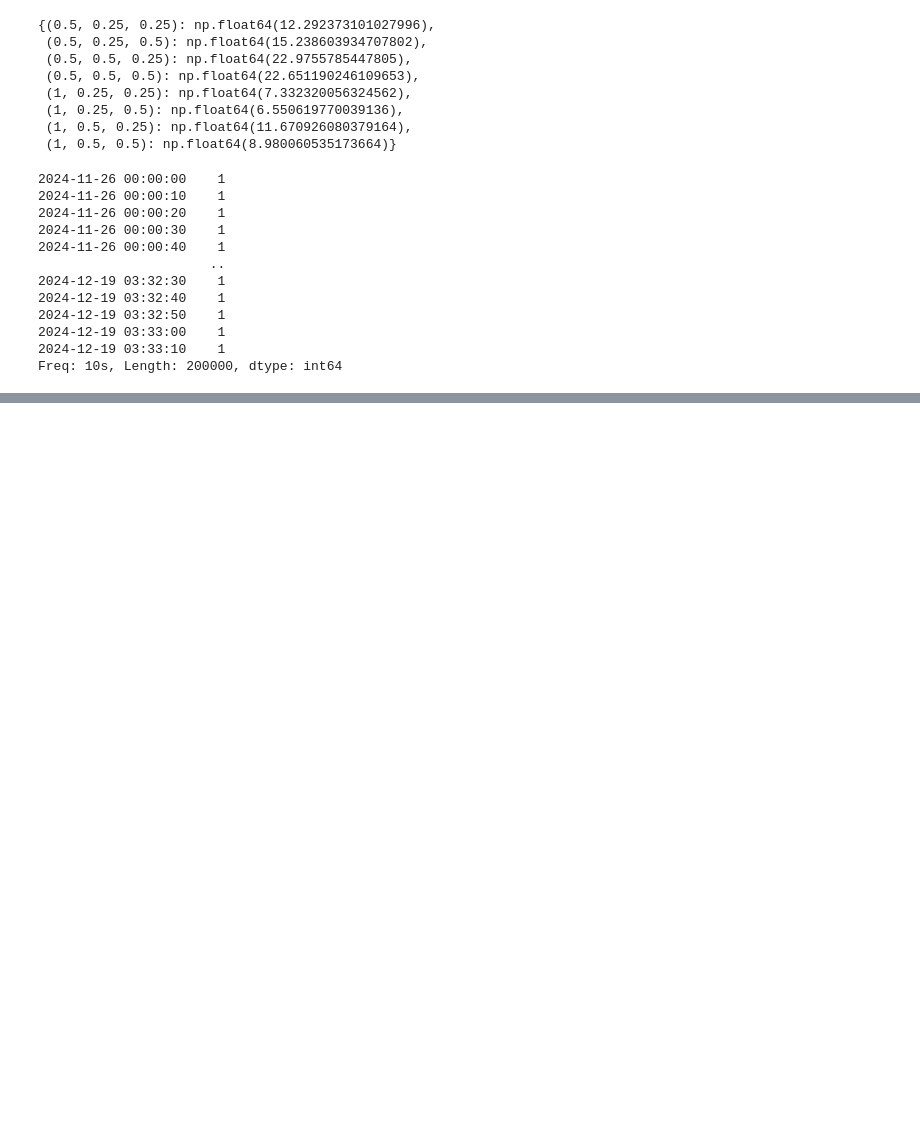
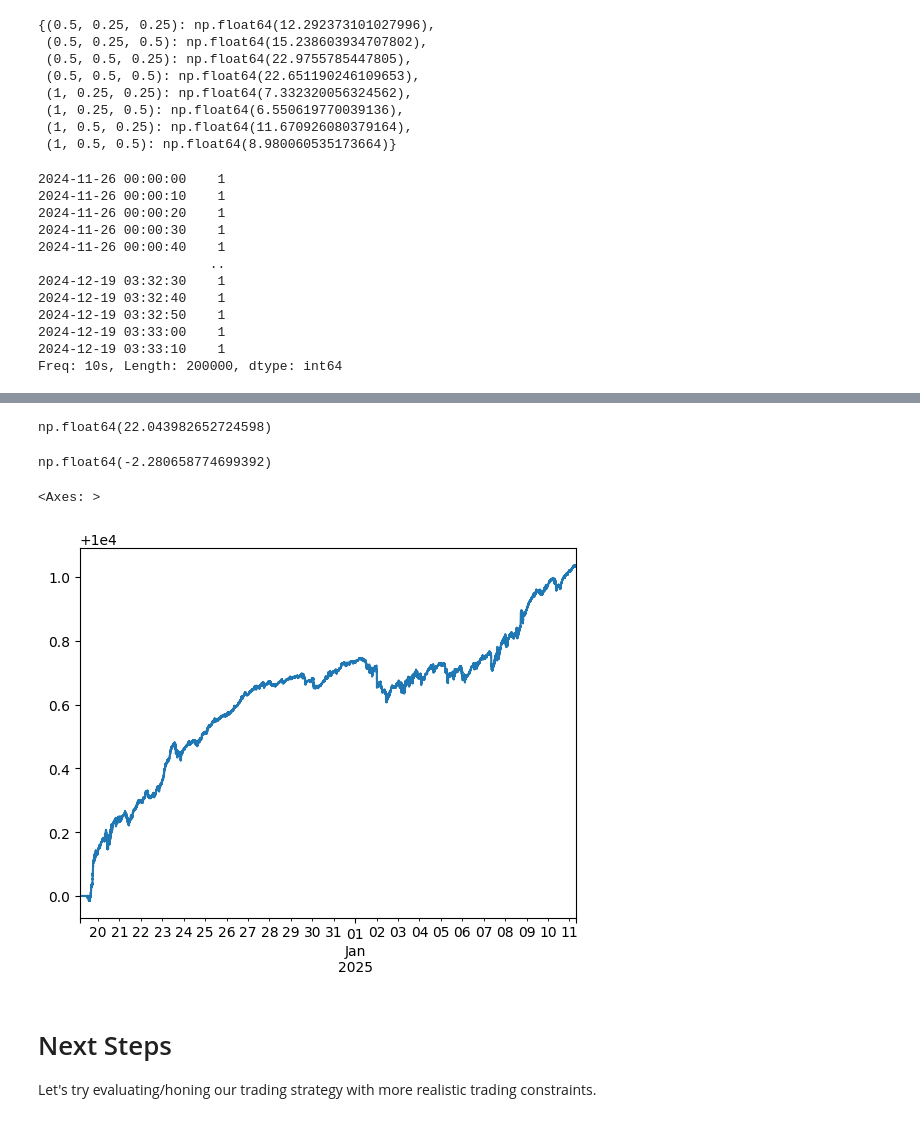
Before and after one commit to vbear97/pairs_trading_cryptocurrency, a Jupyter notebook: trading_strategy_development.ipynb, the cells around one changed output, grey strips where cells are left out. Cells and saved outputs as stored; diff of their text form; code cells hidden in the pictures; blank space fills up the shorter version.

```diff
--- a/trading_strategy_development.ipynb
+++ b/trading_strategy_development.ipynb
@@ -1254,0 +1299,16 @@ IndexingError: Too many indexers
+# %%
+next_df = train_midprice_df.iloc[200_000:400_000].ffill()
+entry = 0.5
+exit = 0.5
+lookback_multiple = 0.25
+# %%
+#run - rolling OLS, with an hourly frequency
+signal = PricingSignal(hedge_lookback = BETA_LOOKBACK_BY_FREQUENCY['hour'], spread_lookback = int(MA_UNITS_BY_FREQUENCY['hour']*lookback_multiple))
+signal_results = signal._generate(y = next_df['ADA-USDT'], x = next_df['SOL-USDT'])
+#desired positions
+bb = BollingerBandTradeStrategy(entry_threshold=entry, exit_threshold = exit)
+desired_positions = bb.get_positions(z_score = signal_results['z_score'], beta =signal_results['beta'])
+# %%
+#portfolio manager
+pm = PortfolioManager(idealised = True, initial_capital = 10_000, trading_periods_per_year = TRADING_PERIODS_PER_YEAR)
+backtest_results = pm.backtest(desired_positions = desired_positions, prices_y = next_df['ADA-USDT'], prices_x = next_df['SOL-USDT'])
@@ -1254,0 +1321,18 @@ IndexingError: Too many indexers
+# %%
+backtest_results['sharpe']
+# %% [output]
+np.float64(22.043982652724598)
+# %%
+#too much variability - difficult to compare to baseline due to variability in trading/testing periods --> need to do a better analysis
+results_buy_hold['sharpe']
+# %% [output]
+np.float64(-2.280658774699392)
+# %%
+backtest_results['equity_curve'].plot()
+# %% [output]
+<Axes: >
+[figure, added]
+# %% [markdown]
+# Next Steps
+
+Let's try evaluating/honing our trading strategy with more realistic trading constraints.
```
Also changed, not shown: parts of 9 cells of this notebook, 2 other files.
